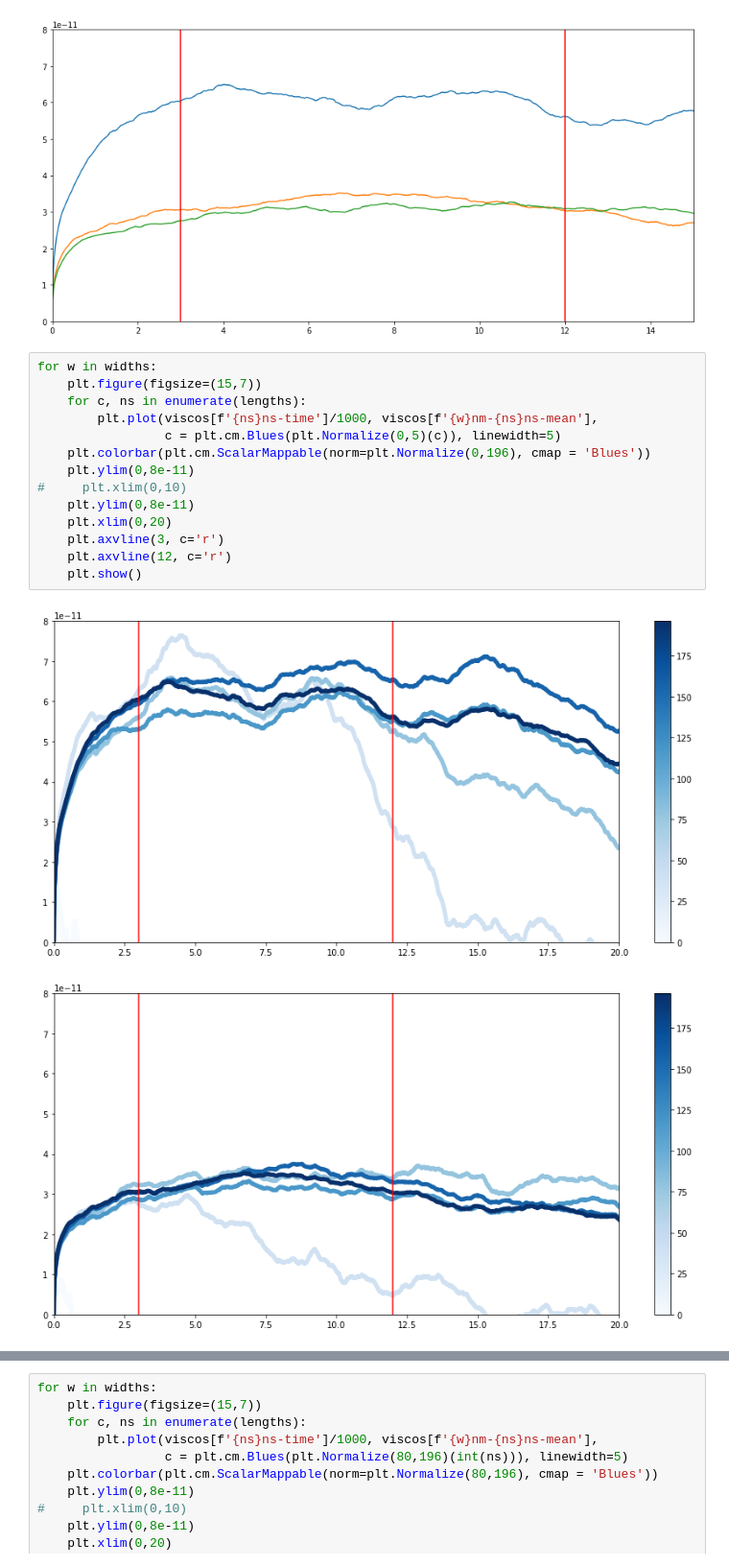
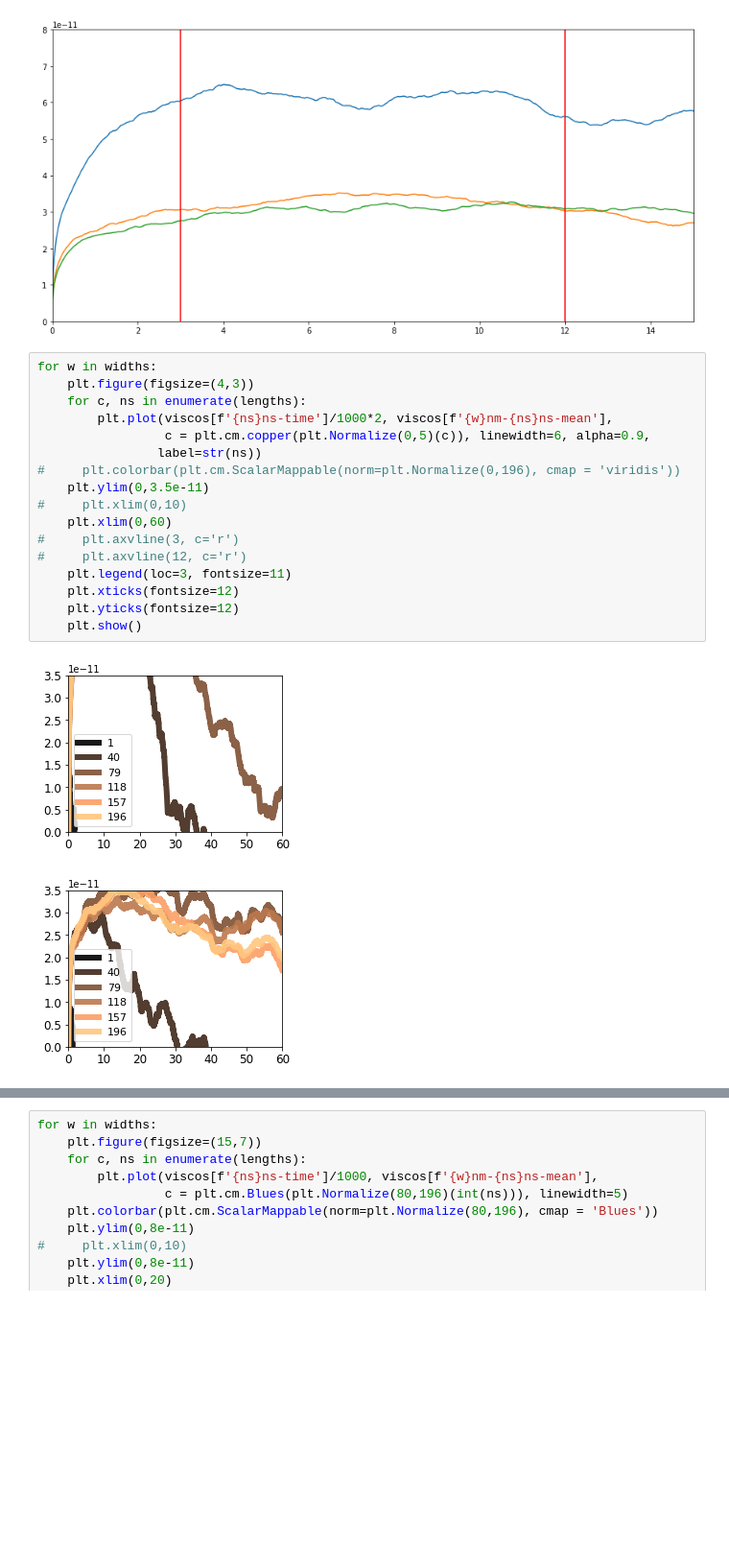
Before and after one commit to sheamusfitz/g-k-viscosity, a Jupyter notebook: all-shortsim-analysis.ipynb, the cells around one changed output, grey strips where cells are left out. Shown at 96% size. Cells and saved outputs as stored; diff of their text form; blank space fills up the shorter version.

```diff
--- a/all-shortsim-analysis.ipynb
+++ b/all-shortsim-analysis.ipynb
@@ -73,18 +73,21 @@ plt.axvline(12, c='r')
 [figure]
 # %%
 for w in widths:
-    plt.figure(figsize=(15,7))
+    plt.figure(figsize=(4,3))
     for c, ns in enumerate(lengths):
-        plt.plot(viscos[f'{ns}ns-time']/1000, viscos[f'{w}nm-{ns}ns-mean'],
-                 c = plt.cm.Blues(plt.Normalize(0,5)(c)), linewidth=5)
-    plt.colorbar(plt.cm.ScalarMappable(norm=plt.Normalize(0,196), cmap = 'Blues'))
-    plt.ylim(0,8e-11)
+        plt.plot(viscos[f'{ns}ns-time']/1000*2, viscos[f'{w}nm-{ns}ns-mean'],
+                 c = plt.cm.copper(plt.Normalize(0,5)(c)), linewidth=6, alpha=0.9,
+                label=str(ns))
+#     plt.colorbar(plt.cm.ScalarMappable(norm=plt.Normalize(0,196), cmap = 'viridis'))
+    plt.ylim(0,3.5e-11)
 #     plt.xlim(0,10)
-    plt.ylim(0,8e-11)
-    plt.xlim(0,20)
-    plt.axvline(3, c='r')
-    plt.axvline(12, c='r')
+    plt.xlim(0,60)
+#     plt.axvline(3, c='r')
+#     plt.axvline(12, c='r')
+    plt.legend(loc=3, fontsize=11)
+    plt.xticks(fontsize=12)
+    plt.yticks(fontsize=12)
     plt.show()
 # %% [output]
-[figure, old version]
+[figure, new version]
-[figure, old version]
+[figure, new version]
```
Also changed, not shown: parts of 2 cells of this notebook, 5 other files.
